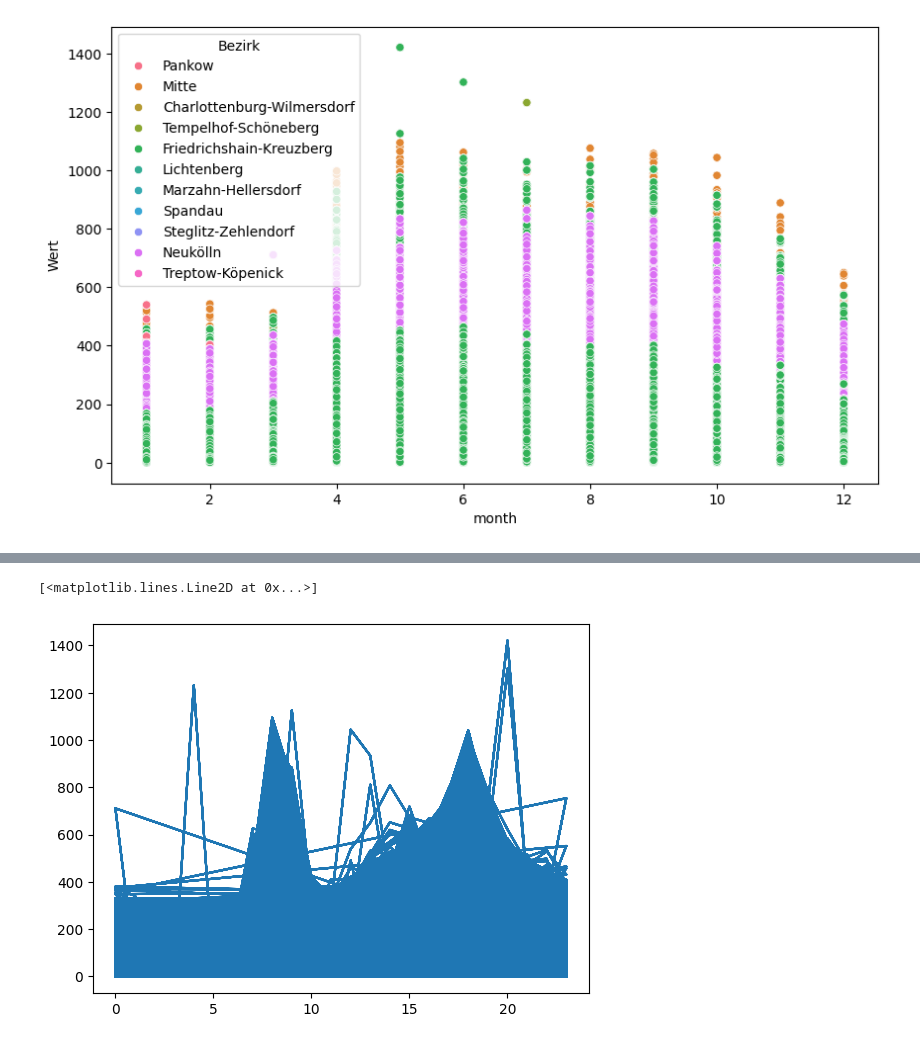
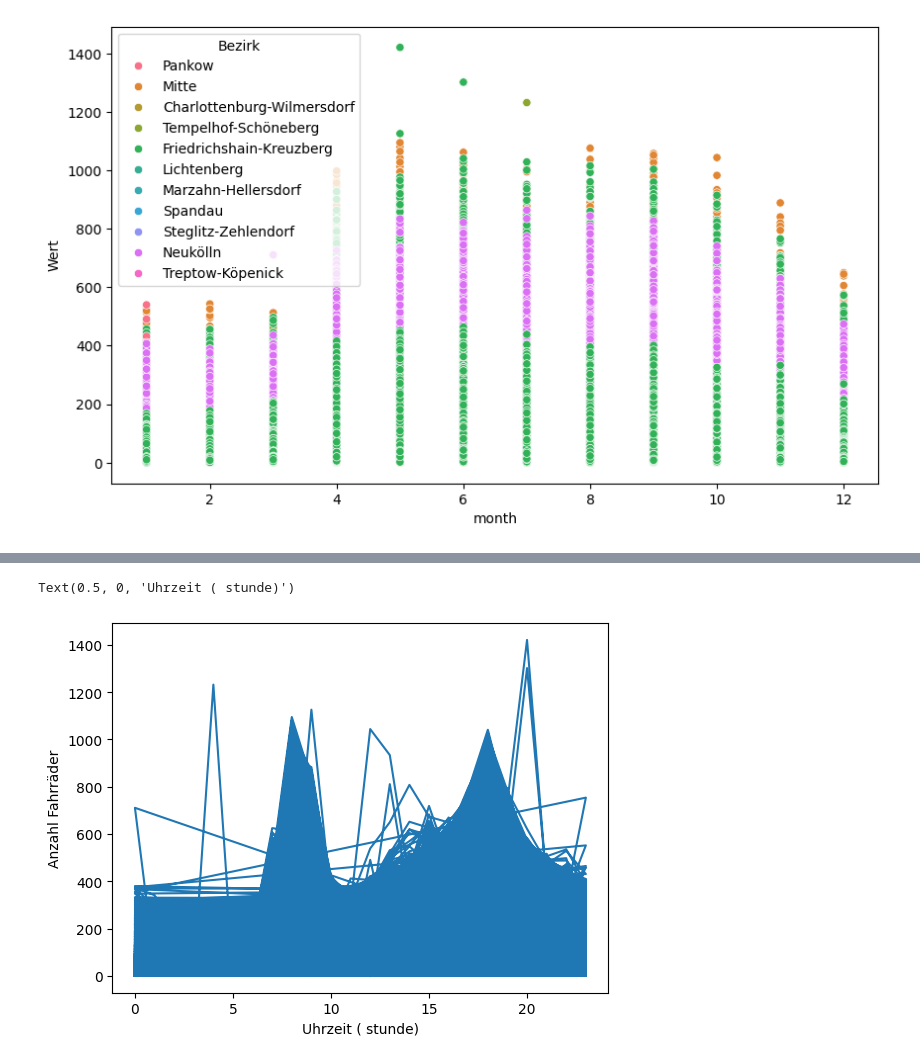
Before and after one commit to imenbarrak/Verkehrsprojekt, a Jupyter notebook: notebooks/data_visualisation_Fahrrad.ipynb, the cells around one changed output, grey strips where cells are left out. Drawn from its saved outputs; the diff is of its cells as text; code cells hidden in the pictures.

```diff
--- a/notebooks/data_visualisation_Fahrrad.ipynb
+++ b/notebooks/data_visualisation_Fahrrad.ipynb
@@ -72,0 +67,2 @@ df_merged.head()
+# %%
+df_merged.drop(columns=['Installationsdatum', 'Breitengrad','Beschreibung', 'Längengrad', 'Geometry'],axis=1,  inplace= True)
@@ -80,3 +91 @@ Index(['Zählstelle', 'Bezirk', 'Beschreibung', 'Installationsdatum',
       dtype='object')
-# %%
-df_merged.drop(columns=['Installationsdatum', 'Breitengrad', 'Längengrad', 'Geometry'],axis=1,  inplace= True)
@@ -130,8 +176,10 @@ sns.histplot(data=df_2018_Mitte, x='Wert',
 # %%
 plt.plot(df_2018['TimeID'],df_2018['Wert'])
+plt.ylabel('Anzahl Fahrräder')
+plt.xlabel('Uhrzeit ( stunde)')
 # %% [output]
-[<matplotlib.lines.Line2D at 0x...>]
+Text(0.5, 0, 'Uhrzeit ( stunde)')
-[figure, old version]
+[figure, new version]
 # %%
 import matplotlib.pyplot as plt
 import seaborn as sns
```
Also changed, not shown: parts of 25 cells of this notebook, 7 other files.
